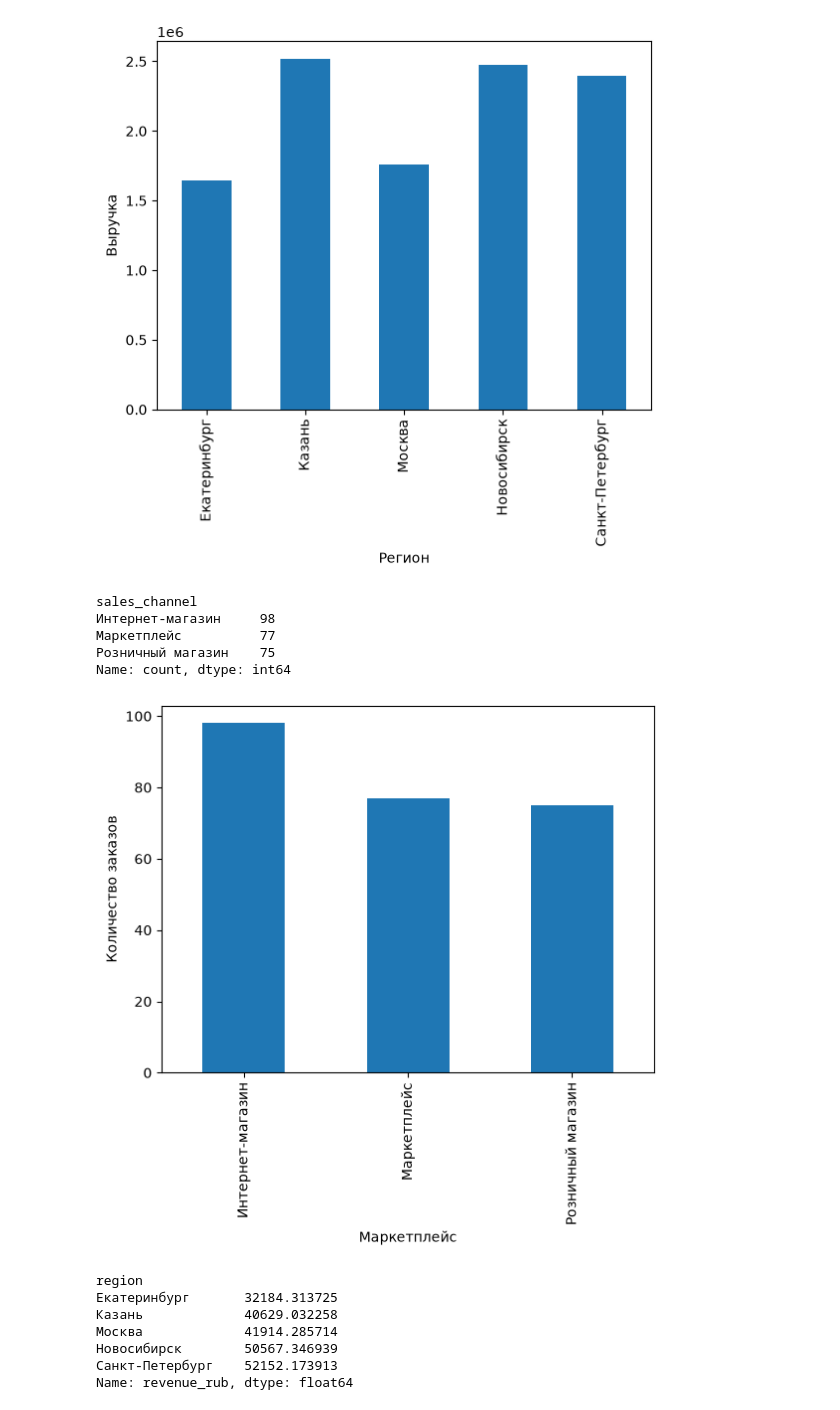
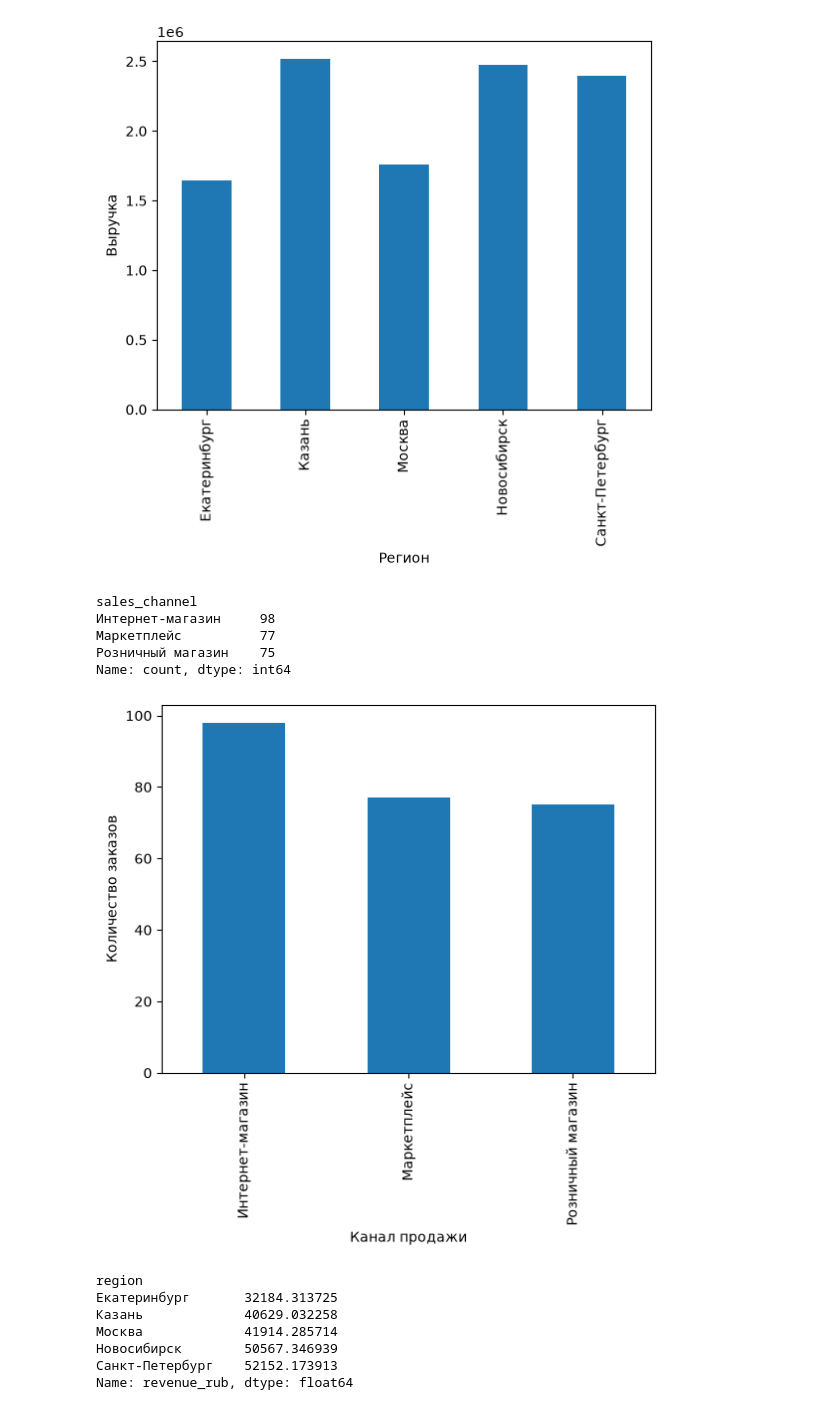
Before and after one commit to Kripchik243/Sales, a Jupyter notebook: sales.ipynb, the cells around one changed output. Saved outputs shown, nothing was run; the diff lists cells and outputs as text; code cells hidden in the pictures.

```diff
--- a/sales.ipynb
+++ b/sales.ipynb
@@ -30,14 +30,14 @@ Name: revenue_rub, dtype: int64
 [figure]
 # %%
 counts_market = df["sales_channel"].value_counts()
-counts_market.plot(kind="bar", xlabel="Маркетплейс", ylabel="Количество заказов")
+counts_market.plot(kind="bar", xlabel="Канал продажи", ylabel="Количество заказов")
 print(counts_market)
 # %% [output]
 sales_channel
 Интернет-магазин     98
 Маркетплейс          77
 Розничный магазин    75
 Name: count, dtype: int64
-[figure, old version]
+[figure, new version]
 # %%
 avg_by_city = df.groupby("region")["revenue_rub"].mean()
```
Also changed, not shown: parts of 2 cells of this notebook.
